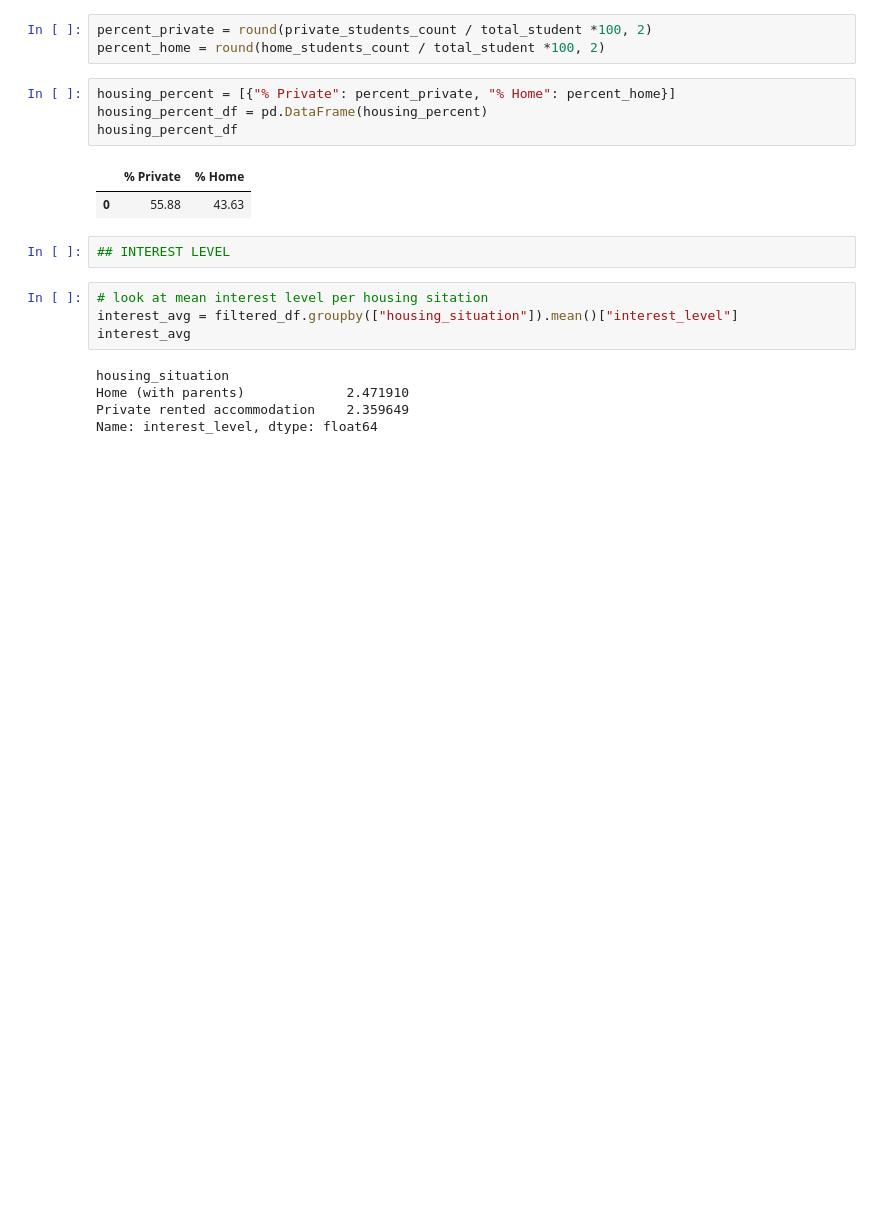
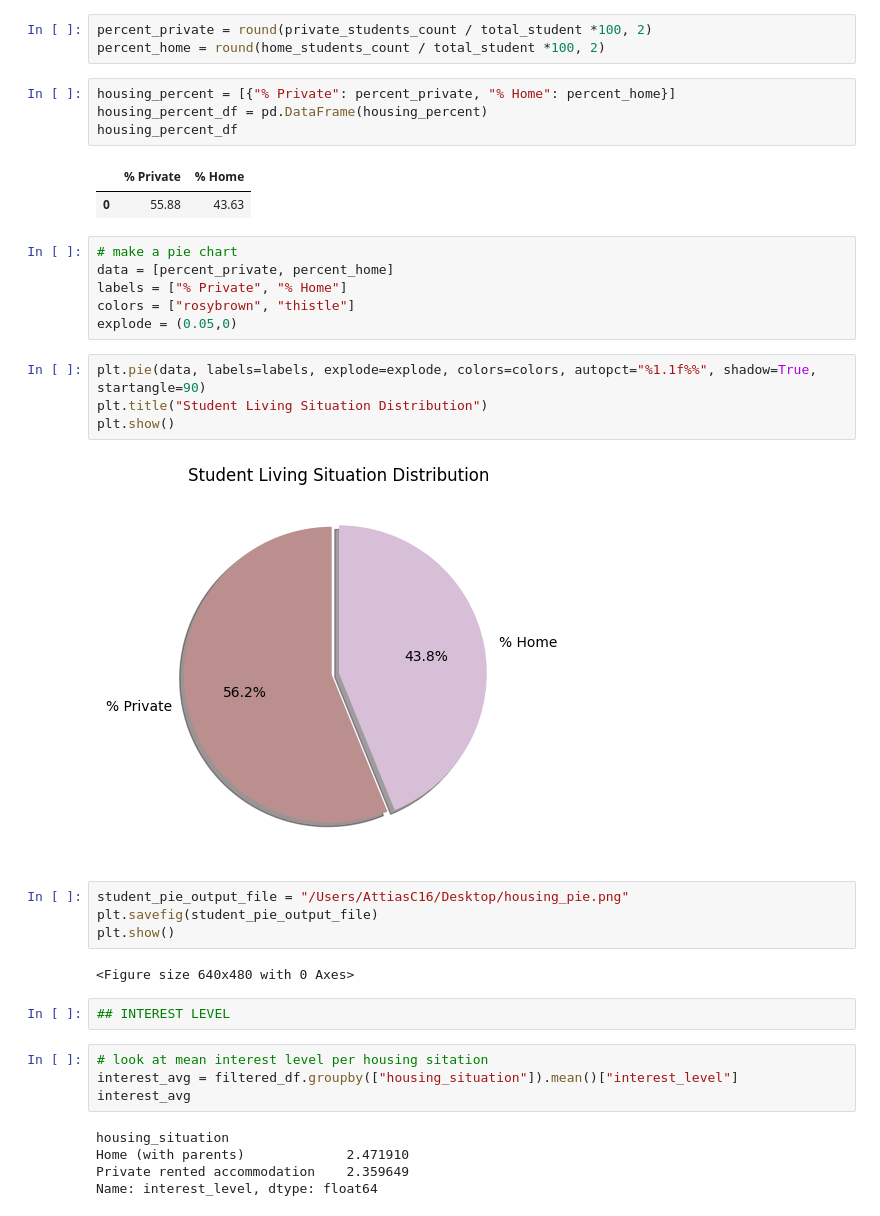
Before and after one commit to daniellecaro/Project-1-Mental-Health-, a Jupyter notebook: claire_script.py.ipynb, the cells around one changed output. Cells and saved outputs as stored; diff of their text form; blank space fills up the shorter version.

```diff
--- a/claire_script.py.ipynb
+++ b/claire_script.py.ipynb
@@ -416,6 +410,24 @@ housing_percent_df
 # %% [output]
 |  | % Private | % Home |
 | 0 | 55.88 | 43.63 |
+# %%
+# make a pie chart
+data = [percent_private, percent_home]
+labels = ["% Private", "% Home"]
+colors = ["rosybrown", "thistle"]
+explode = (0.05,0)
+# %%
+plt.pie(data, labels=labels, explode=explode, colors=colors, autopct="%1.1f%%", shadow=True, startangle=90)
+plt.title("Student Living Situation Distribution")
+plt.show()
+# %% [output]
+[figure, added]
+# %%
+student_pie_output_file = "/Users/AttiasC16/Desktop/housing_pie.png"
+plt.savefig(student_pie_output_file)
+plt.show()
+# %% [output]
+<Figure size 640x480 with 0 Axes>
 # %%
 ## INTEREST LEVEL
 # %%
```
Also changed, not shown: parts of 13 cells of this notebook, 1 other file.
